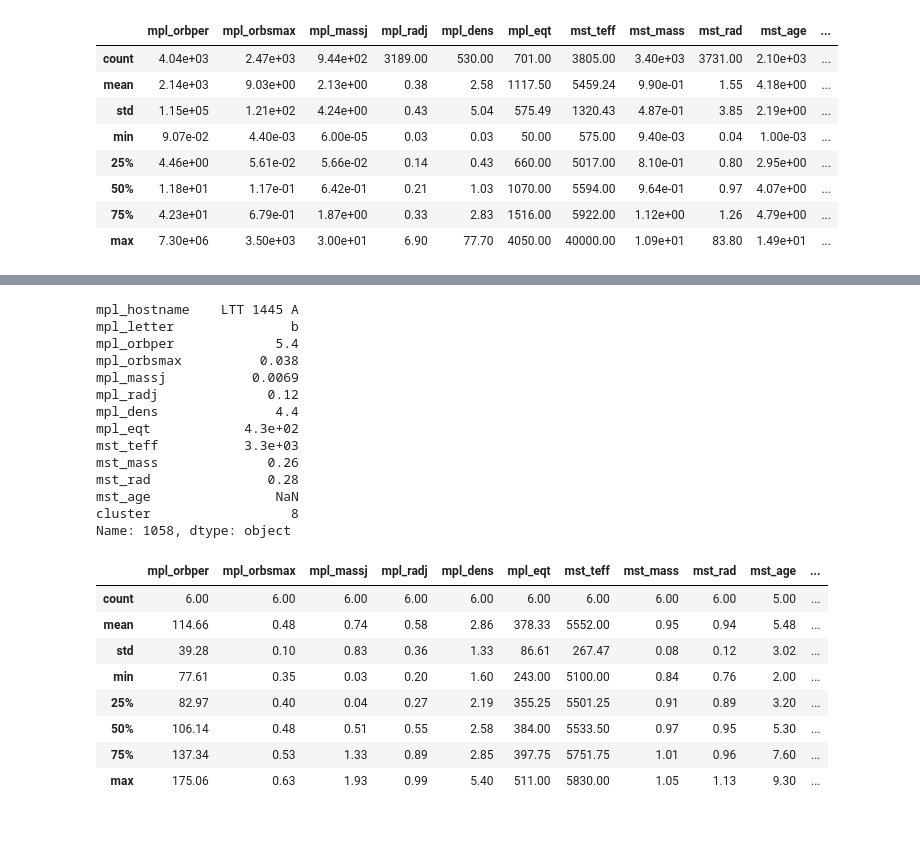
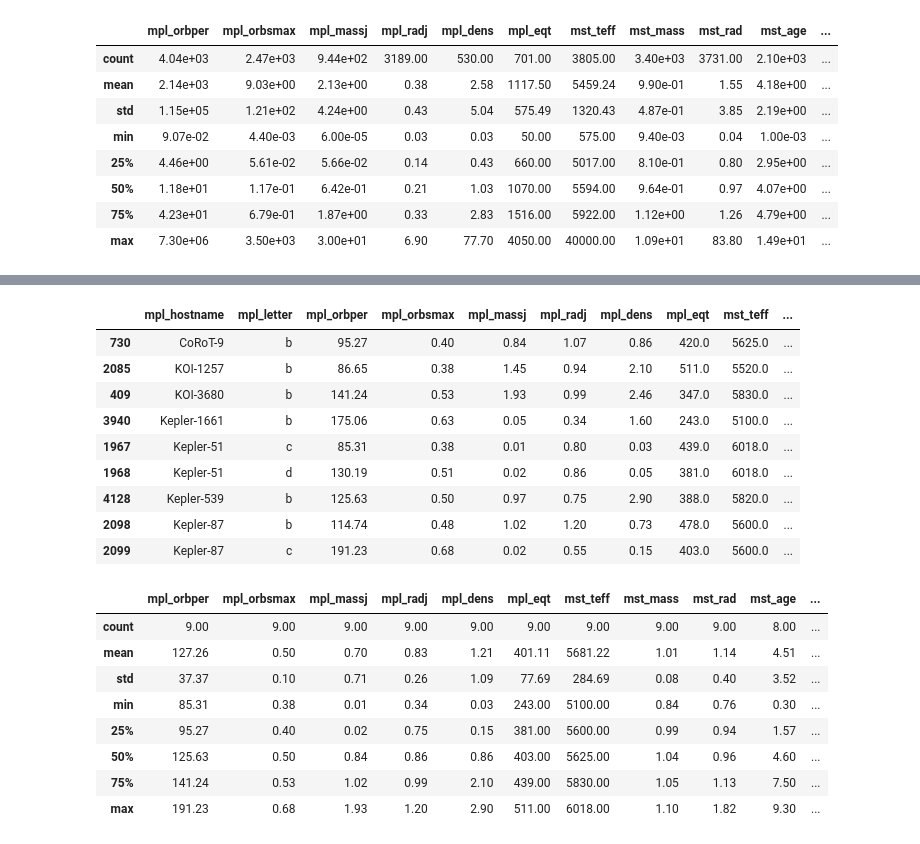
Before and after one commit to crankymax/USQ_CSC8004_exoplanets, a Jupyter notebook: 07 Agglomerative Various Clustering.ipynb, the cells around one changed output, grey strips where cells are left out. Cells and saved outputs as stored; diff of their text form; code cells hidden in the pictures.

```diff
--- a/07 Agglomerative Various Clustering.ipynb
+++ b/07 Agglomerative Various Clustering.ipynb
@@ -80,33 +131,32 @@ exoplanet_extract[['mpl_hostname','mpl_letter','mpl_orbper','mpl_orbsmax',
+# %%
+# List the planets that are in the same cluster as the chosen sample planet for comparison with the other
+# clustering technique
+exoplanet_extract[exoplanet_extract['cluster']==6][['mpl_hostname','mpl_letter','mpl_orbper','mpl_orbsmax',
+                                                    'mpl_massj','mpl_radj','mpl_dens','mpl_eqt','mst_teff',
+                                                    'mst_mass','mst_rad','mst_age','cluster']].sort_values(['mpl_hostname','mpl_letter'])
+# %% [output]
+|  | mpl_hostname | mpl_letter | mpl_orbper | mpl_orbsmax | mpl_massj | mpl_radj | mpl_dens | mpl_eqt | mst_teff | ... |
+| 730 | CoRoT-9 | b | 95.27 | 0.40 | 0.84 | 1.07 | 0.86 | 420.0 | 5625.0 | ... |
+| 2085 | KOI-1257 | b | 86.65 | 0.38 | 1.45 | 0.94 | 2.10 | 511.0 | 5520.0 | ... |
+| 409 | KOI-3680 | b | 141.24 | 0.53 | 1.93 | 0.99 | 2.46 | 347.0 | 5830.0 | ... |
+| 3940 | Kepler-1661 | b | 175.06 | 0.63 | 0.05 | 0.34 | 1.60 | 243.0 | 5100.0 | ... |
+| 1967 | Kepler-51 | c | 85.31 | 0.38 | 0.01 | 0.80 | 0.03 | 439.0 | 6018.0 | ... |
+| 1968 | Kepler-51 | d | 130.19 | 0.51 | 0.02 | 0.86 | 0.05 | 381.0 | 6018.0 | ... |
+| 4128 | Kepler-539 | b | 125.63 | 0.50 | 0.97 | 0.75 | 2.90 | 388.0 | 5820.0 | ... |
+| 2098 | Kepler-87 | b | 114.74 | 0.48 | 1.02 | 1.20 | 0.73 | 478.0 | 5600.0 | ... |
+| 2099 | Kepler-87 | c | 191.23 | 0.68 | 0.02 | 0.55 | 0.15 | 403.0 | 5600.0 | ... |
 # %%
-exoplanet_extract[['mpl_hostname','mpl_letter','mpl_orbper','mpl_orbsmax',
+# display the descriptive statistics for cluster 6
+exoplanet_extract[exoplanet_extract['cluster']==6][['mpl_hostname','mpl_letter','mpl_orbper','mpl_orbsmax',
                                                     'mpl_massj','mpl_radj','mpl_dens','mpl_eqt','mst_teff',
-                                                    'mst_mass','mst_rad','mst_age','cluster']].iloc[1058]
+                                                    'mst_mass','mst_rad','mst_age','cluster']].describe()
 # %% [output]
-mpl_hostname    LTT 1445 A
-mpl_letter               b
-mpl_orbper             5.4
-mpl_orbsmax          0.038
-mpl_massj           0.0069
-mpl_radj              0.12
-mpl_dens               4.4
-mpl_eqt            4.3e+02
-mst_teff           3.3e+03
-mst_mass              0.26
-mst_rad               0.28
-mst_age                NaN
-cluster                  8
-Name: 1058, dtype: object
+|  | mpl_orbper | mpl_orbsmax | mpl_massj | mpl_radj | mpl_dens | mpl_eqt | mst_teff | mst_mass | mst_rad | mst_age | ... |
+| count | 9.00 | 9.00 | 9.00 | 9.00 | 9.00 | 9.00 | 9.00 | 9.00 | 9.00 | 8.00 | ... |
+| mean | 127.26 | 0.50 | 0.70 | 0.83 | 1.21 | 401.11 | 5681.22 | 1.01 | 1.14 | 4.51 | ... |
+| std | 37.37 | 0.10 | 0.71 | 0.26 | 1.09 | 77.69 | 284.69 | 0.08 | 0.40 | 3.52 | ... |
+| min | 85.31 | 0.38 | 0.01 | 0.34 | 0.03 | 243.00 | 5100.00 | 0.84 | 0.76 | 0.30 | ... |
+| 25% | 95.27 | 0.40 | 0.02 | 0.75 | 0.15 | 381.00 | 5600.00 | 0.99 | 0.94 | 1.57 | ... |
+| 50% | 125.63 | 0.50 | 0.84 | 0.86 | 0.86 | 403.00 | 5625.00 | 1.04 | 0.96 | 4.60 | ... |
+| 75% | 141.24 | 0.53 | 1.02 | 0.99 | 2.10 | 439.00 | 5830.00 | 1.05 | 1.13 | 7.50 | ... |
+| max | 191.23 | 0.68 | 1.93 | 1.20 | 2.90 | 511.00 | 6018.00 | 1.10 | 1.82 | 9.30 | ... |
-# %%
-exoplanet_extract[exoplanet_extract['cluster']==31][['mpl_hostname','mpl_letter','mpl_orbper','mpl_orbsmax',
-                                                    'mpl_massj','mpl_radj','mpl_dens','mpl_eqt','mst_teff',
-                                                    'mst_mass','mst_rad','mst_age','cluster']].describe()
-# %% [output]
-|  | mpl_orbper | mpl_orbsmax | mpl_massj | mpl_radj | mpl_dens | mpl_eqt | mst_teff | mst_mass | mst_rad | mst_age | ... |
-| count | 6.00 | 6.00 | 6.00 | 6.00 | 6.00 | 6.00 | 6.00 | 6.00 | 6.00 | 5.00 | ... |
-| mean | 114.66 | 0.48 | 0.74 | 0.58 | 2.86 | 378.33 | 5552.00 | 0.95 | 0.94 | 5.48 | ... |
-| std | 39.28 | 0.10 | 0.83 | 0.36 | 1.33 | 86.61 | 267.47 | 0.08 | 0.12 | 3.02 | ... |
-| min | 77.61 | 0.35 | 0.03 | 0.20 | 1.60 | 243.00 | 5100.00 | 0.84 | 0.76 | 2.00 | ... |
-| 25% | 82.97 | 0.40 | 0.04 | 0.27 | 2.19 | 355.25 | 5501.25 | 0.91 | 0.89 | 3.20 | ... |
-| 50% | 106.14 | 0.48 | 0.51 | 0.55 | 2.58 | 384.00 | 5533.50 | 0.97 | 0.95 | 5.30 | ... |
-| 75% | 137.34 | 0.53 | 1.33 | 0.89 | 2.85 | 397.75 | 5751.75 | 1.01 | 0.96 | 7.60 | ... |
-| max | 175.06 | 0.63 | 1.93 | 0.99 | 5.40 | 511.00 | 5830.00 | 1.05 | 1.13 | 9.30 | ... |
```
Also changed, not shown: parts of 13 cells of this notebook, 5 other files.
